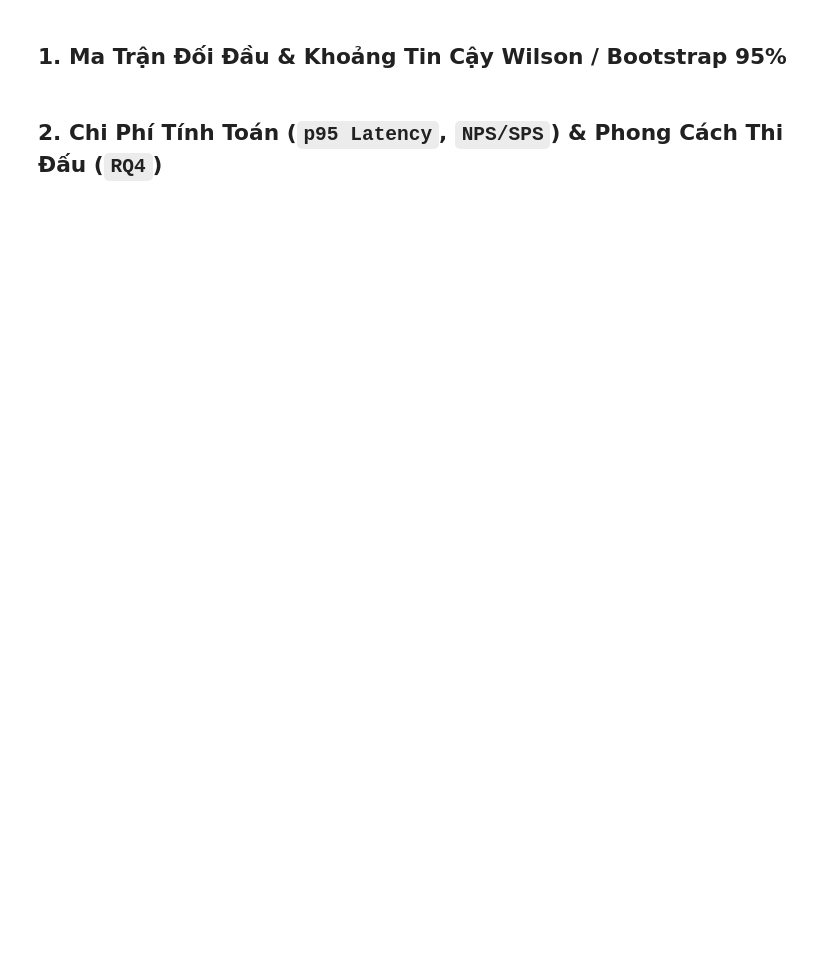
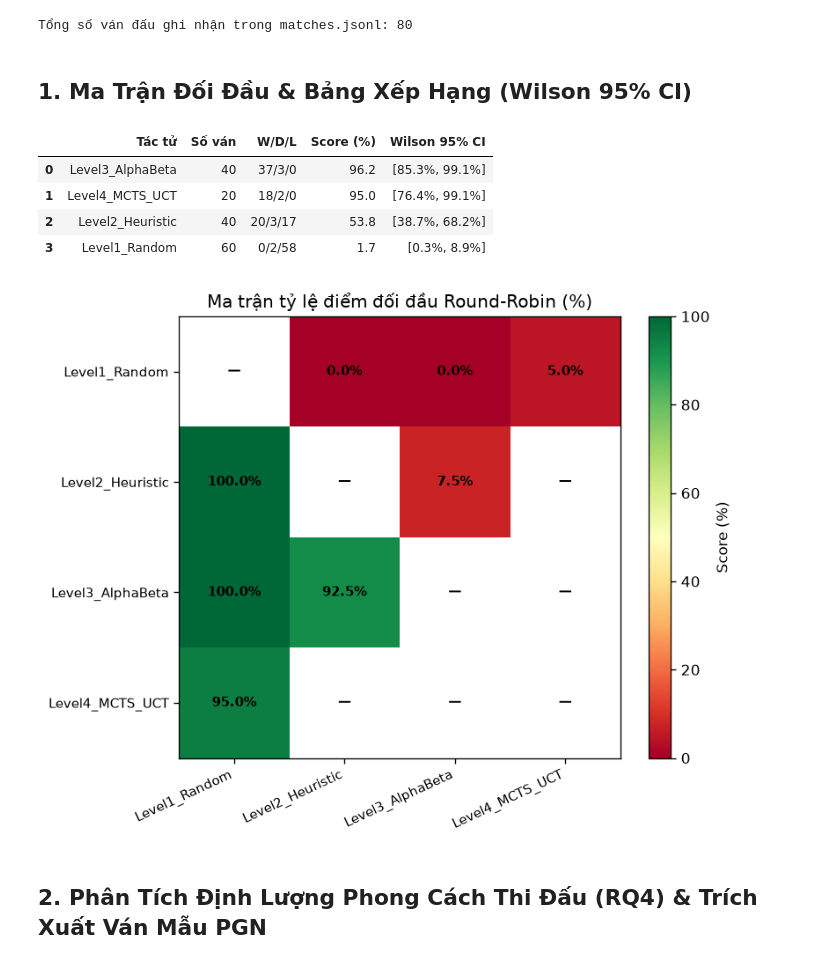
Before and after one commit to VoVanTuan284/101_TTNTNC, a Jupyter notebook: notebooks/06_arena_tournament_and_style_rq4.ipynb, the cells around one changed output. Saved outputs shown, nothing was run; the diff lists cells and outputs as text; code cells hidden in the pictures; blank space fills up the shorter version.

Commit message:
docs(nb06): hoàn thiện và lưu output ma trận Round-Robin và phân tích phong cách RQ4

```diff
--- a/notebooks/06_arena_tournament_and_style_rq4.ipynb
+++ b/notebooks/06_arena_tournament_and_style_rq4.ipynb
@@ -8,15 +5,24 @@
 # %%
+from collections import defaultdict
 import json
 from pathlib import Path
 import sys
 
+from IPython.display import display
 import matplotlib.pyplot as plt
+import numpy as np
 import pandas as pd
 
 PROJECT_ROOT = Path.cwd().parent if Path.cwd().name == "notebooks" else Path.cwd()
 if str(PROJECT_ROOT) not in sys.path:
     sys.path.insert(0, str(PROJECT_ROOT))
 
-from chess_ai.arena.metrics import compute_style_metrics
+from chess_ai.arena.metrics import compute_style_metrics, wilson_confidence_interval
+
+matches_path = PROJECT_ROOT / "results" / "round_robin" / "matches.jsonl"
+records = [json.loads(line) for line in matches_path.read_text(encoding="utf-8").splitlines() if line.strip()]
+print(f"Tổng số ván đấu ghi nhận trong matches.jsonl: {len(records)}")
+# %% [output]
+Tổng số ván đấu ghi nhận trong matches.jsonl: 80
 # %% [markdown]
-## 1. Ma Trận Đối Đầu & Khoảng Tin Cậy Wilson / Bootstrap 95%
+## 1. Ma Trận Đối Đầu & Bảng Xếp Hạng (Wilson 95% CI)
@@ -25,2 +29,58 @@ from chess_ai.arena.metrics import compute_style_metrics
+# %%
+agents = sorted({r["white"] for r in records} | {r["black"] for r in records})
+pair_wdl = defaultdict(lambda: [0, 0, 0])  # [W, D, L] cho agent hàng gặp agent cột
+total_wdl = defaultdict(lambda: [0, 0, 0])
+
+for r in records:
+    w, b, res = r["white"], r["black"], r["result"]
+    if res == "1-0":
+        pair_wdl[(w, b)][0] += 1; pair_wdl[(b, w)][2] += 1
+        total_wdl[w][0] += 1; total_wdl[b][2] += 1
+    elif res == "0-1":
+        pair_wdl[(w, b)][2] += 1; pair_wdl[(b, w)][0] += 1
+        total_wdl[w][2] += 1; total_wdl[b][0] += 1
+    else:
+        pair_wdl[(w, b)][1] += 1; pair_wdl[(b, w)][1] += 1
+        total_wdl[w][1] += 1; total_wdl[b][1] += 1
+
+rank_rows = []
+for ag in agents:
+    w, d, l = total_wdl[ag]
+    n = w + d + l
+    s = (w + 0.5 * d) / max(1, n)
+    lo, hi = wilson_confidence_interval(s, n) if n > 0 else (0.0, 1.0)
+    rank_rows.append({"Tác tử": ag, "Số ván": n, "W/D/L": f"{w}/{d}/{l}", "Score (%)": round(s * 100, 1), "Wilson 95% CI": f"[{lo*100:.1f}%, {hi*100:.1f}%]"})
+df_rank = pd.DataFrame(rank_rows).sort_values("Score (%)", ascending=False).reset_index(drop=True)
+display(df_rank)
+
+mat = np.full((len(agents), len(agents)), np.nan)
+for i, a in enumerate(agents):
+    for j, b in enumerate(agents):
+        if i == j:
+            continue
+        w, d, l = pair_wdl[(a, b)]
+        n = w + d + l
+        if n > 0:
+            mat[i, j] = (w + 0.5 * d) * 100.0 / n
+
+fig, ax = plt.subplots(figsize=(6.8, 5.4), dpi=120)
+im = ax.imshow(mat, cmap="RdYlGn", vmin=0, vmax=100)
+ax.set_xticks(range(len(agents))); ax.set_xticklabels(agents, rotation=25, ha="right", fontsize=9)
+ax.set_yticks(range(len(agents))); ax.set_yticklabels(agents, fontsize=9)
+for i in range(len(agents)):
+    for j in range(len(agents)):
+        txt = "—" if np.isnan(mat[i, j]) else f"{mat[i, j]:.1f}%"
+        ax.text(j, i, txt, ha="center", va="center", fontsize=9, fontweight="bold")
+ax.set_title("Ma trận tỷ lệ điểm đối đầu Round-Robin (%)")
+fig.colorbar(im, ax=ax, label="Score (%)")
+plt.tight_layout()
+plt.show()
+# %% [output]
+|  | Tác tử | Số ván | W/D/L | Score (%) | Wilson 95% CI |
+| 0 | Level3_AlphaBeta | 40 | 37/3/0 | 96.2 | [85.3%, 99.1%] |
+| 1 | Level4_MCTS_UCT | 20 | 18/2/0 | 95.0 | [76.4%, 99.1%] |
+| 2 | Level2_Heuristic | 40 | 20/3/17 | 53.8 | [38.7%, 68.2%] |
+| 3 | Level1_Random | 60 | 0/2/58 | 1.7 | [0.3%, 8.9%] |
+[figure, added]
 # %% [markdown]
-## 2. Chi Phí Tính Toán (`p95 Latency`, `NPS/SPS`) & Phong Cách Thi Đấu (`RQ4`)
+## 2. Phân Tích Định Lượng Phong Cách Thi Đấu (RQ4) & Trích Xuất Ván Mẫu PGN
```
Also changed, not shown: parts of 5 cells of this notebook.
